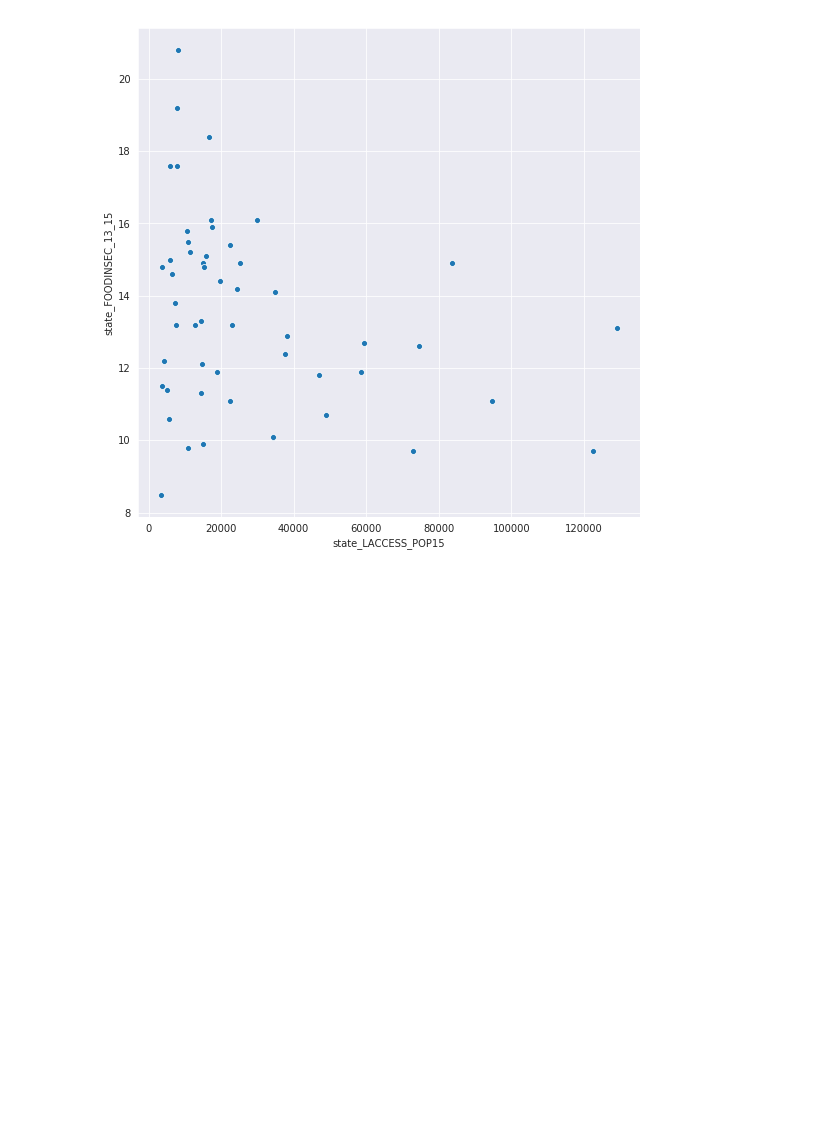
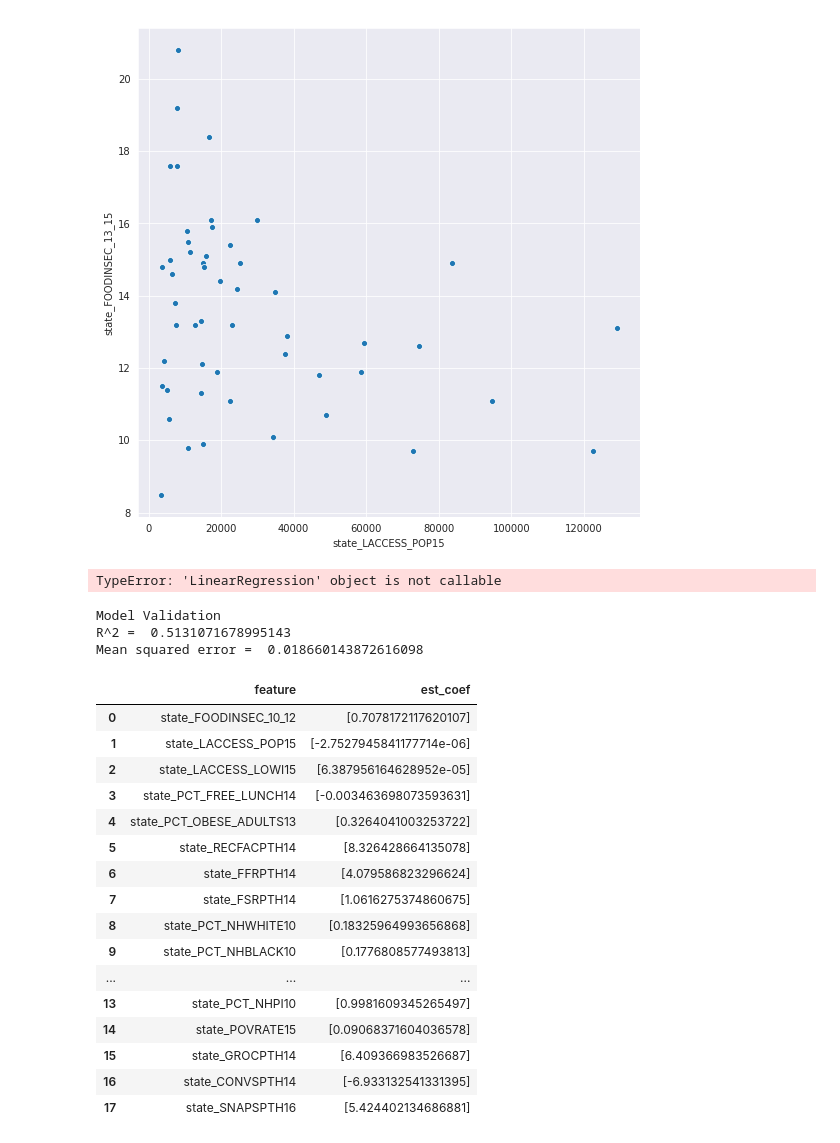
Before and after one commit to chriscross00/projects, a Jupyter notebook: food_security/notebooks/regression.ipynb, the cells around one changed output. Drawn from its saved outputs; the diff is of its cells as text; code cells hidden in the pictures; blank space fills up the shorter version.

```diff
--- a/food_security/notebooks/regression.ipynb
+++ b/food_security/notebooks/regression.ipynb
@@ -94,6 +94,7 @@ def create_lm(df, feat_col, target):
     return lm, r_sqr, mse
 # %%
 regression_short = pd.read_csv('../data/processed/regression_short.csv')
+regression_long = pd.read_csv('../data/processed/regression_long.csv')
 # %% [markdown]
 The results of the regression are somewhat suprising to me. Having hand picked these 5 features out of [x] I thought the coefficients would be more evenly distributed among them. Instead, we see that FOODINSEC_10_12 is by far the strong predictor of FOODINSEC_13_15. This is not suprisingly, with only a 6 year span I wouldn't expect states to adapt that fast.
 # %%
@@ -121,3 +120,36 @@ sns.scatterplot('state_LACCESS_POP15', 'state_FOODINSEC_13_15', data=regression_
 # %% [output]
 <matplotlib.axes._subplots.AxesSubplot at 0x...>
 [figure]
+# %%
+lm_long()
+# %% [output]
+TypeError: 'LinearRegression' object is not callable
+# %%
+feat_long = list(regression_long.iloc[:,2:])
+target_long = 'state_FOODINSEC_13_15'
+
+lm_long, rs_long, mse_long = create_lm(regression_long, feat_long, target_long)
+# %% [output]
+Model Validation
+R^2 =  0.5131071678995143
+Mean squared error =  0.018660143872616098
+# %%
+pd.DataFrame(list(zip(feat_long, lm_long.coef_.T)), columns=['feature', 'est_coef'])
+# %% [output]
+|  | feature | est_coef |
+| 0 | state_FOODINSEC_10_12 | [0.7078172117620107] |
+| 1 | state_LACCESS_POP15 | [-2.7527945841177714e-06] |
+| 2 | state_LACCESS_LOWI15 | [6.387956164628952e-05] |
+| 3 | state_PCT_FREE_LUNCH14 | [-0.003463698073593631] |
+| 4 | state_PCT_OBESE_ADULTS13 | [0.3264041003253722] |
+| 5 | state_RECFACPTH14 | [8.326428664135078] |
+| 6 | state_FFRPTH14 | [4.079586823296624] |
+| 7 | state_FSRPTH14 | [1.0616275374860675] |
+| 8 | state_PCT_NHWHITE10 | [0.18325964993656868] |
+| 9 | state_PCT_NHBLACK10 | [0.1776808577493813] |
+| ... | ... | ... |
+| 13 | state_PCT_NHPI10 | [0.9981609345265497] |
+| 14 | state_POVRATE15 | [0.09068371604036578] |
+| 15 | state_GROCPTH14 | [6.409366983526687] |
+| 16 | state_CONVSPTH14 | [-6.933132541331395] |
+| 17 | state_SNAPSPTH16 | [5.424402134686881] |
```
Also changed, not shown: parts of 1 cell of this notebook, 5 other files.
